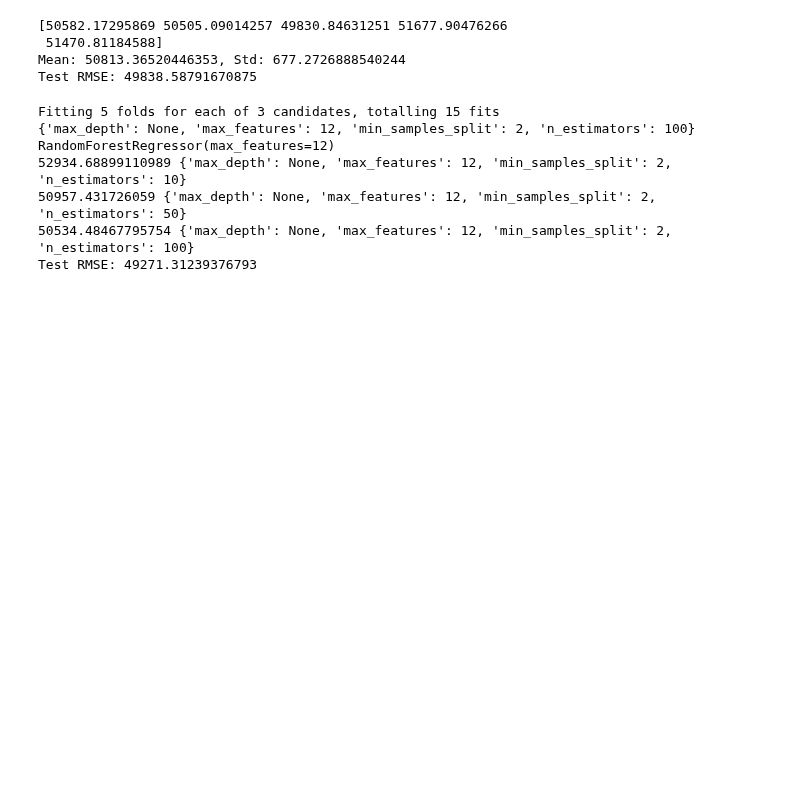
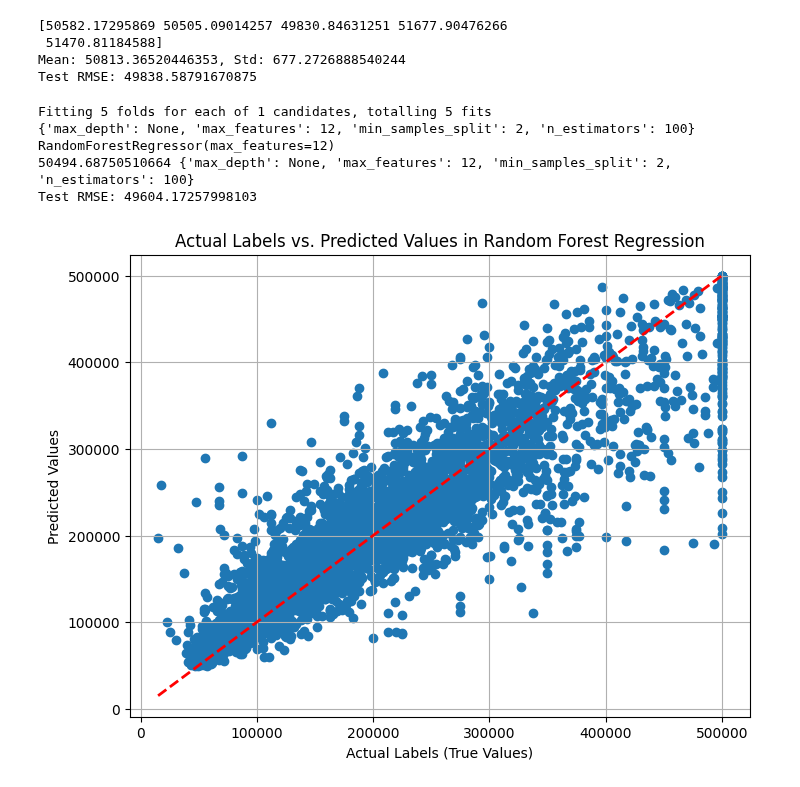
Before and after one commit to danilorr/california-housing-prediction, a Jupyter notebook: best_model_search.ipynb, the cells around one changed output. Saved outputs shown, nothing was run; the diff lists cells and outputs as text; code cells hidden in the pictures; blank space fills up the shorter version.

Commit message:
Plotting final RandomForest Prediction Scatterplot

```diff
--- a/best_model_search.ipynb
+++ b/best_model_search.ipynb
@@ -260,36 +260,44 @@ Test RMSE: 49838.58791670875
 #                'n_estimators': [100, 200, 300, 500]}]
 
 param_grid = [{'max_depth': [None],
                'max_features': [12],
                'min_samples_split': [2],
-               'n_estimators': [10, 50, 100]}]
+               'n_estimators': [100]}]
 
 forest_reg = RandomForestRegressor()
 
 grid_search = GridSearchCV(forest_reg, param_grid, cv=5,
                            scoring='neg_mean_squared_error',
                            return_train_score=True,
                            refit=True,
                            verbose=True,
                            n_jobs=-1)
 
 grid_search.fit(X_train, y_train)
 
 print(grid_search.best_params_)
 print(grid_search.best_estimator_)
 
 cvres = grid_search.cv_results_
 for mean_score, params in zip(cvres["mean_test_score"], cvres["params"]):
     print(np.sqrt(-mean_score), params)
 
 y_pred = grid_search.predict(X_test)
 rmse = np.sqrt(mean_squared_error(y_test, y_pred))
 print(f"Test RMSE: {rmse}")
+
+plt.figure(figsize=(8, 6))
+plt.scatter(y_test, y_pred, alpha=1) # Plot actual labels vs predicted values
+plt.plot([y_test.min(), y_test.max()], [y_test.min(), y_test.max()], 'r--', lw=2) # Add a perfect prediction line (red dashed)
+plt.xlabel("Actual Labels (True Values)")
+plt.ylabel("Predicted Values")
+plt.title("Actual Labels vs. Predicted Values in Random Forest Regression")
+plt.grid(True)
+plt.show()
 # %% [output]
-Fitting 5 folds for each of 3 candidates, totalling 15 fits
+Fitting 5 folds for each of 1 candidates, totalling 5 fits
 {'max_depth': None, 'max_features': 12, 'min_samples_split': 2, 'n_estimators': 100}
 RandomForestRegressor(max_features=12)
-52934.68899110989 {'max_depth': None, 'max_features': 12, 'min_samples_split': 2, 'n_estimators': 10}
-50957.431726059 {'max_depth': None, 'max_features': 12, 'min_samples_split': 2, 'n_estimators': 50}
-50534.48467795754 {'max_depth': None, 'max_features': 12, 'min_samples_split': 2, 'n_estimators': 100}
-Test RMSE: 49271.31239376793
+50494.68750510664 {'max_depth': None, 'max_features': 12, 'min_samples_split': 2, 'n_estimators': 100}
+Test RMSE: 49604.17257998103
+[figure, added]
```
